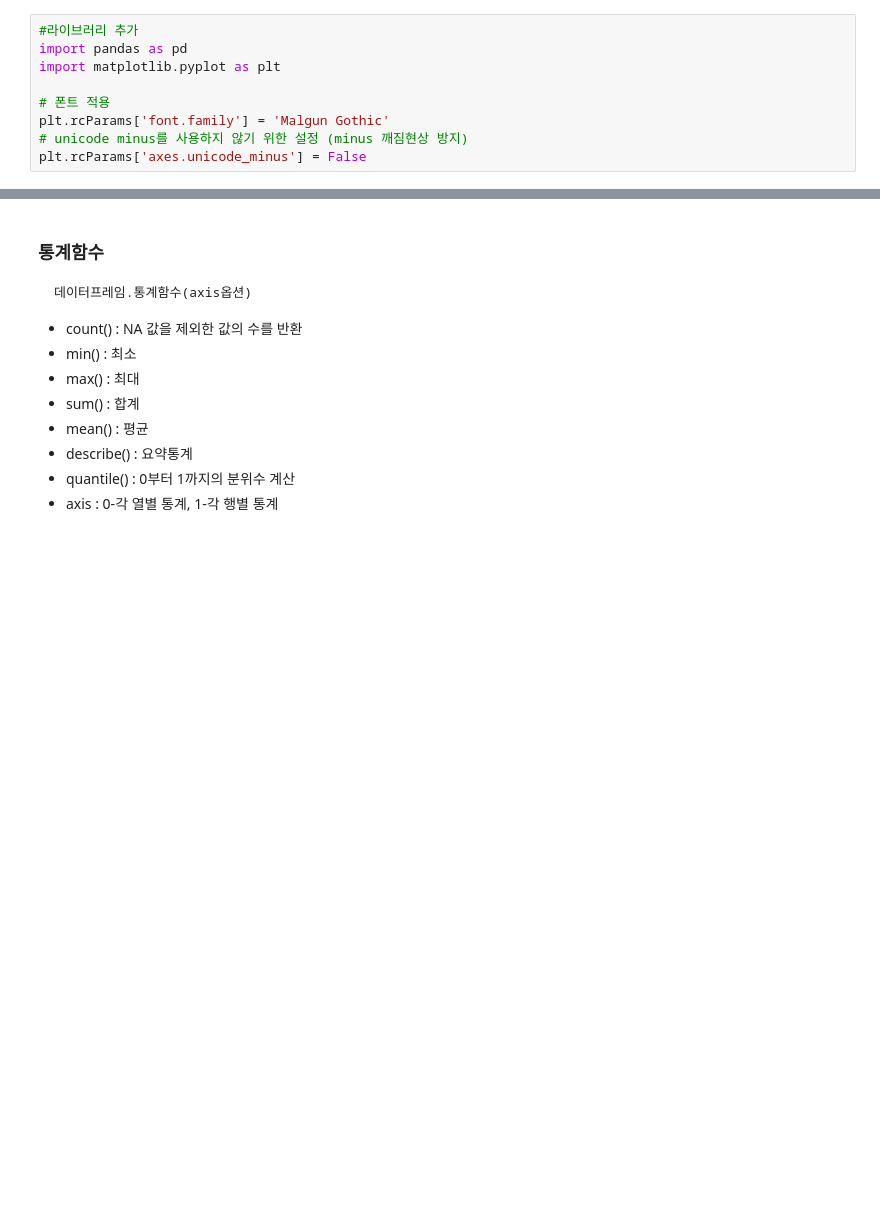
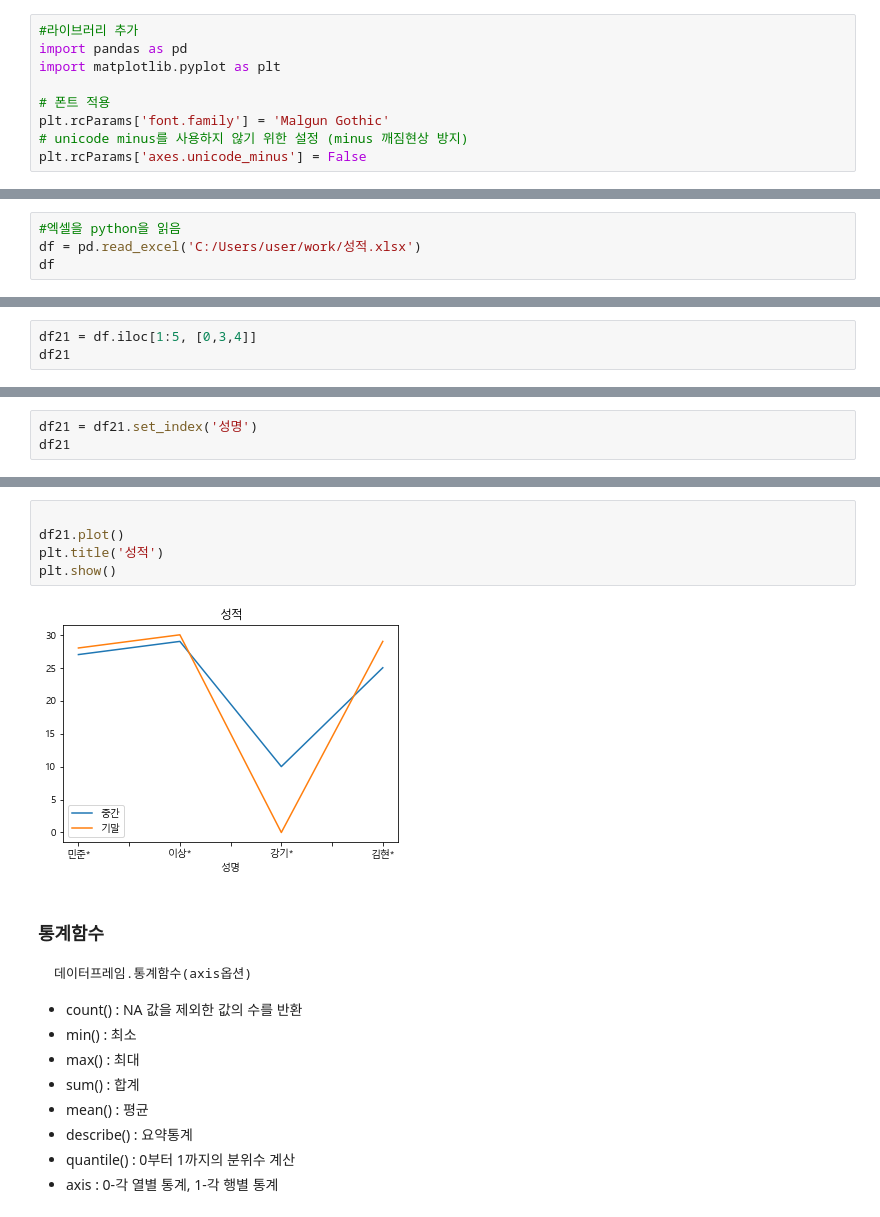
Before and after one commit to cybermin/mlbasic, a Jupyter notebook: 00/00_py05_lec.ipynb, the cells around one changed output, grey strips where cells are left out. Saved outputs shown, nothing was run; the diff lists cells and outputs as text; blank space fills up the shorter version.

````diff
--- a/00/00_py05_lec.ipynb
+++ b/00/00_py05_lec.ipynb
@@ -24,0 +23,4 @@ plt.rcParams['axes.unicode_minus'] = False
+# %%
+#엑셀을 python을 읽음
+df = pd.read_excel('C:/Users/user/work/성적.xlsx')
+df
@@ -24,0 +123,3 @@ plt.rcParams['axes.unicode_minus'] = False
+# %%
+df21 = df.iloc[1:5, [0,3,4]]
+df21
@@ -24,0 +132,3 @@ plt.rcParams['axes.unicode_minus'] = False
+# %%
+df21 = df21.set_index('성명')
+df21
@@ -25,3 +142,10 @@ plt.rcParams['axes.unicode_minus'] = False
+# %%
+
+df21.plot()
+plt.title('성적')
+plt.show()
+# %% [output]
+[figure, added]
 # %% [markdown]
 ### 통계함수
 ```
````
Also changed, not shown: parts of 48 cells of this notebook.
